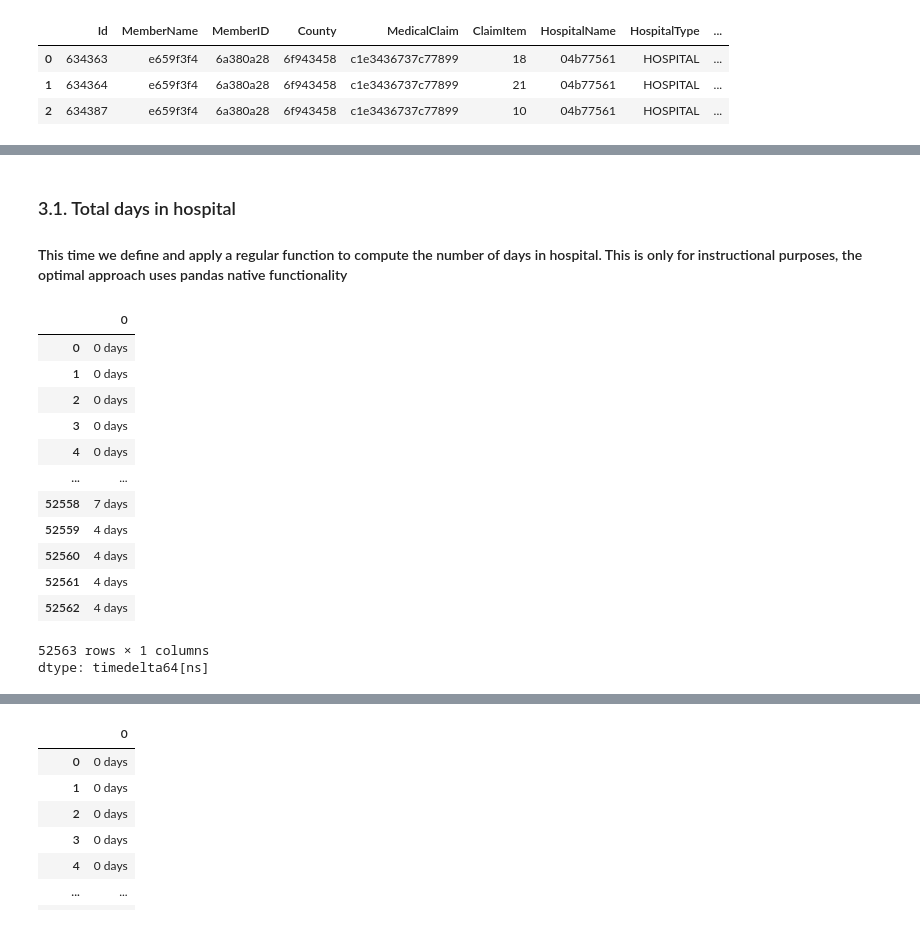
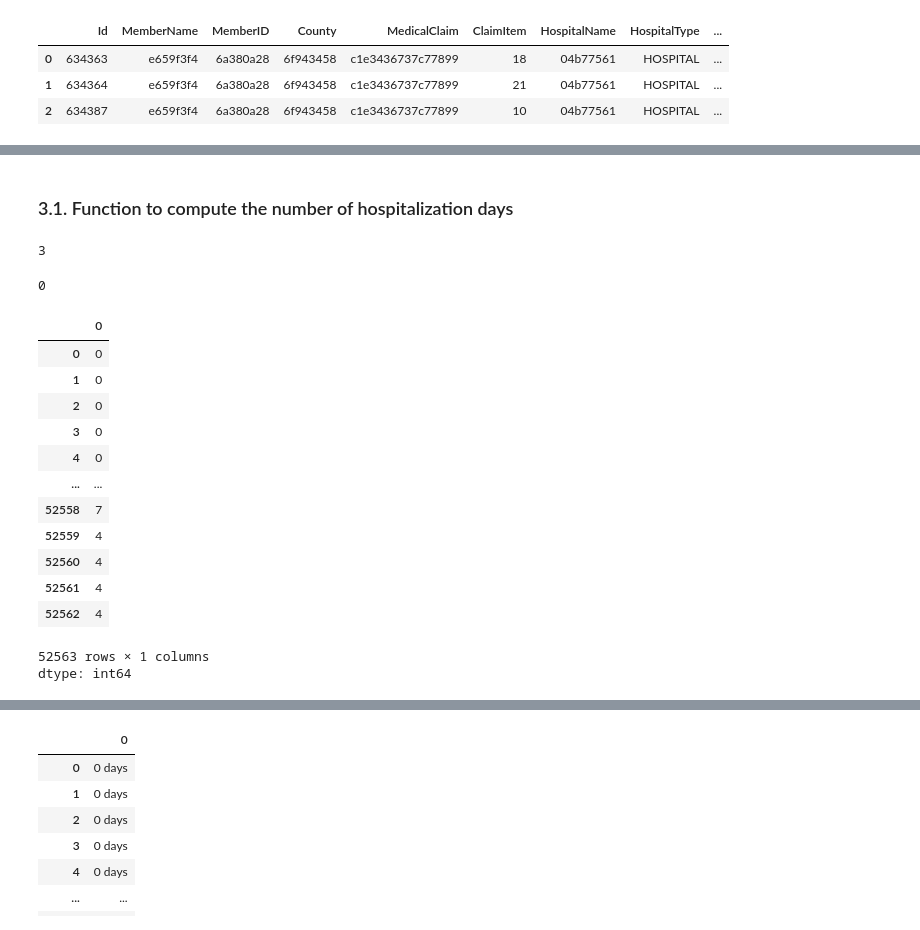
Before and after one commit to thousandoaks/Python4DS-I, a Jupyter notebook: notebooks/HealthcareLab_Functions.ipynb, the cells around one changed output, grey strips where cells are left out. Saved outputs shown, nothing was run; the diff lists cells and outputs as text; code cells hidden in the pictures.

```diff
--- a/notebooks/HealthcareLab_Functions.ipynb
+++ b/notebooks/HealthcareLab_Functions.ipynb
@@ -61,25 +61,32 @@ memory usage: 6.8+ MB
-# %% [markdown]
-### 3.1. Total days in hospital
-#### This time we define and apply a regular function to compute the number of days in hospital. This is only for instructional purposes, the optimal approach uses pandas native functionality
+# %% [markdown]
+### 3.1. Function to compute the number of hospitalization days
 # %%
-def total_days_function(row):
-
-  days=row['EndDate']-row['StartDate']
-  return days
+def hospitalization_days(row):
+    start=row['StartDate']
+    end=row['EndDate']
+    return (end-start).days
+# %%
+hospitalization_days(HealthCareDataSet[['StartDate','EndDate']].loc[300])
+# %% [output]
+3
+# %%
+hospitalization_days(HealthCareDataSet[['StartDate','EndDate']].loc[0])
+# %% [output]
+0
 # %%
-HealthCareDataSet.apply(total_days_function, axis=1)
+HealthCareDataSet[['StartDate','EndDate']].apply(hospitalization_days,axis=1)
 # %% [output]
 |  | 0 |
-| 0 | 0 days |
-| 1 | 0 days |
-| 2 | 0 days |
-| 3 | 0 days |
-| 4 | 0 days |
+| 0 | 0 |
+| 1 | 0 |
+| 2 | 0 |
+| 3 | 0 |
+| 4 | 0 |
 | ... | ... |
-| 52558 | 7 days |
-| 52559 | 4 days |
-| 52560 | 4 days |
-| 52561 | 4 days |
-| 52562 | 4 days |
+| 52558 | 7 |
+| 52559 | 4 |
+| 52560 | 4 |
+| 52561 | 4 |
+| 52562 | 4 |
 52563 rows × 1 columns
-dtype: timedelta64[ns]
+dtype: int64
```
Also changed, not shown: parts of 20 cells of this notebook.
